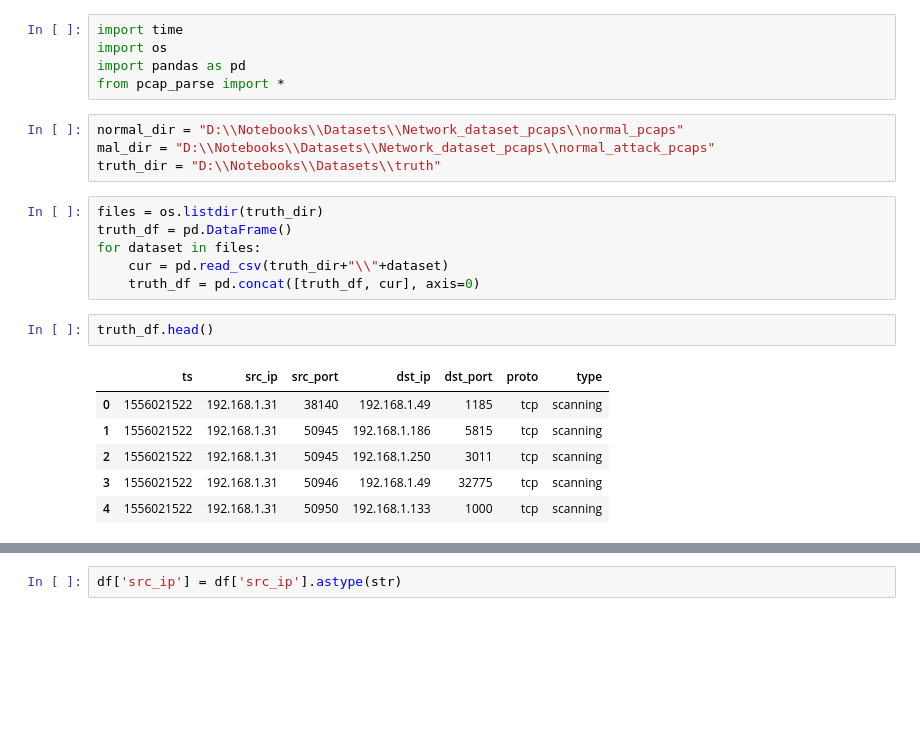
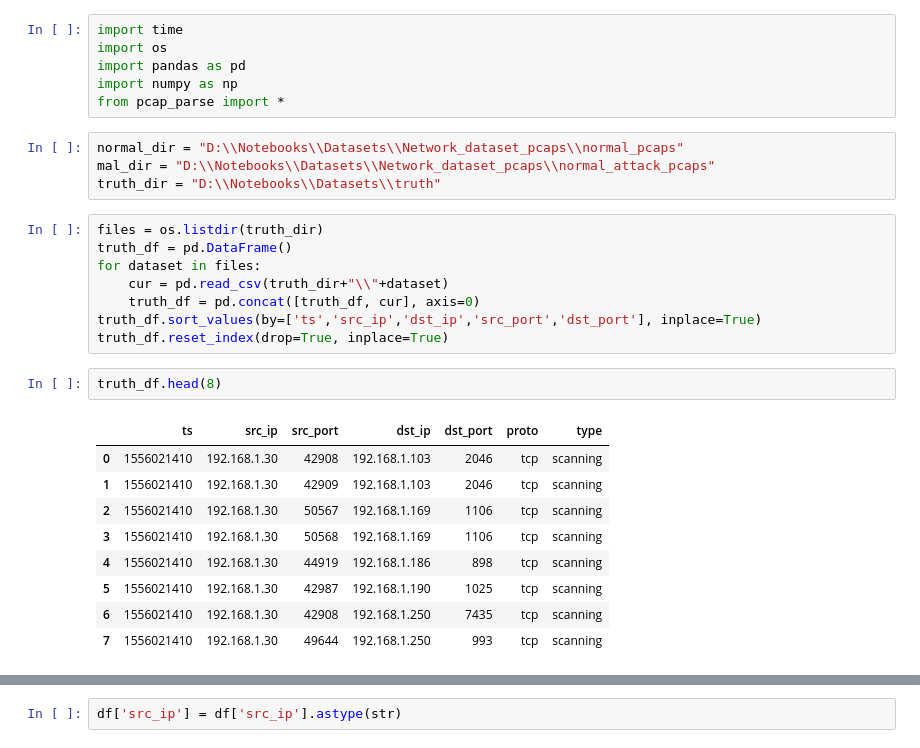
Before and after one commit to 8ethan/DS400-Capstone, a Jupyter notebook: main/df_creation.ipynb, the cells around one changed output, grey strips where cells are left out. Drawn from its saved outputs; the diff is of its cells as text; blank space fills up the shorter version.

```diff
--- a/main/df_creation.ipynb
+++ b/main/df_creation.ipynb
@@ -2,6 +2,7 @@
 import time
 import os
 import pandas as pd
+import numpy as np
 from pcap_parse import *
 # %%
 normal_dir = "D:\\Notebooks\\Datasets\\Network_dataset_pcaps\\normal_pcaps"
@@ -13,15 +14,20 @@ truth_df = pd.DataFrame()
 for dataset in files:
     cur = pd.read_csv(truth_dir+"\\"+dataset)
     truth_df = pd.concat([truth_df, cur], axis=0)
+truth_df.sort_values(by=['ts','src_ip','dst_ip','src_port','dst_port'], inplace=True)
+truth_df.reset_index(drop=True, inplace=True)
 # %%
-truth_df.head()
+truth_df.head(8)
 # %% [output]
 |  | ts | src_ip | src_port | dst_ip | dst_port | proto | type |
-| 0 | 1556021522 | 192.168.1.31 | 38140 | 192.168.1.49 | 1185 | tcp | scanning |
-| 1 | 1556021522 | 192.168.1.31 | 50945 | 192.168.1.186 | 5815 | tcp | scanning |
-| 2 | 1556021522 | 192.168.1.31 | 50945 | 192.168.1.250 | 3011 | tcp | scanning |
-| 3 | 1556021522 | 192.168.1.31 | 50946 | 192.168.1.49 | 32775 | tcp | scanning |
-| 4 | 1556021522 | 192.168.1.31 | 50950 | 192.168.1.133 | 1000 | tcp | scanning |
+| 0 | 1556021410 | 192.168.1.30 | 42908 | 192.168.1.103 | 2046 | tcp | scanning |
+| 1 | 1556021410 | 192.168.1.30 | 42909 | 192.168.1.103 | 2046 | tcp | scanning |
+| 2 | 1556021410 | 192.168.1.30 | 50567 | 192.168.1.169 | 1106 | tcp | scanning |
+| 3 | 1556021410 | 192.168.1.30 | 50568 | 192.168.1.169 | 1106 | tcp | scanning |
+| 4 | 1556021410 | 192.168.1.30 | 44919 | 192.168.1.186 | 898 | tcp | scanning |
+| 5 | 1556021410 | 192.168.1.30 | 42987 | 192.168.1.190 | 1025 | tcp | scanning |
+| 6 | 1556021410 | 192.168.1.30 | 42908 | 192.168.1.250 | 7435 | tcp | scanning |
+| 7 | 1556021410 | 192.168.1.30 | 49644 | 192.168.1.250 | 993 | tcp | scanning |
 # %%
 df = pd.DataFrame(columns=["p_bytes","label","ts","src_ip","dst_ip","src_port","dst_port","pcap_ver"])
 #df = parse_pcap(normal_dir+"\\normal_IoT_2.pcap", df, 0)
```
Also changed, not shown: parts of 16 cells of this notebook.
